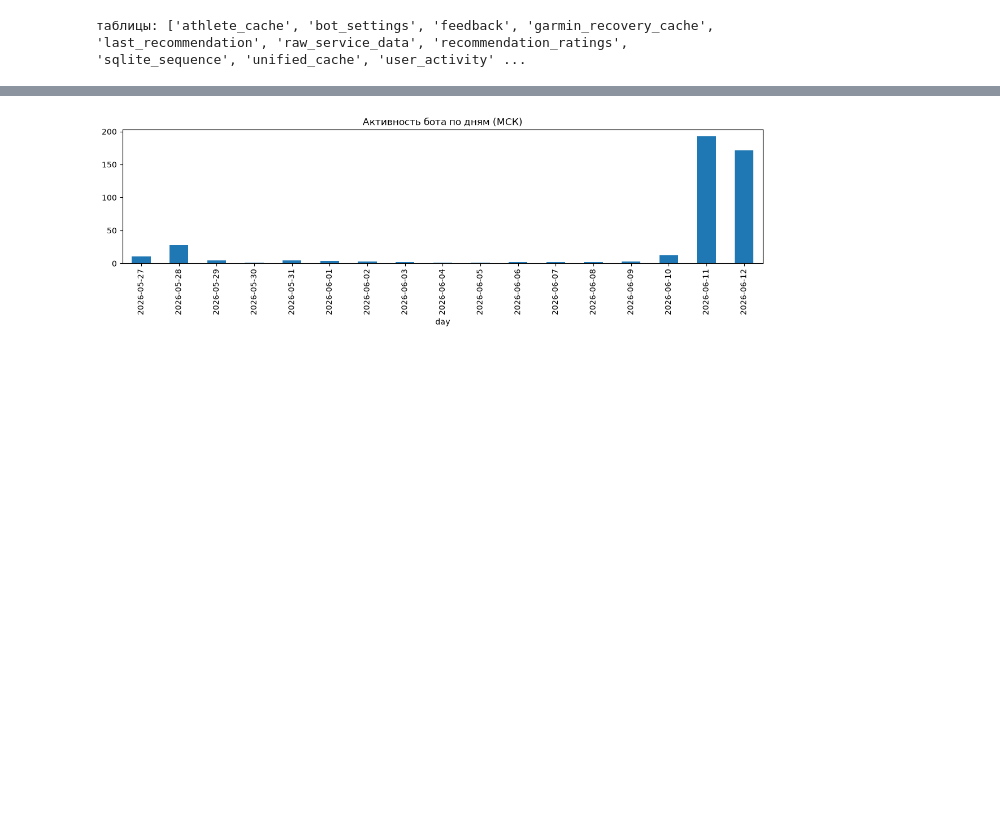
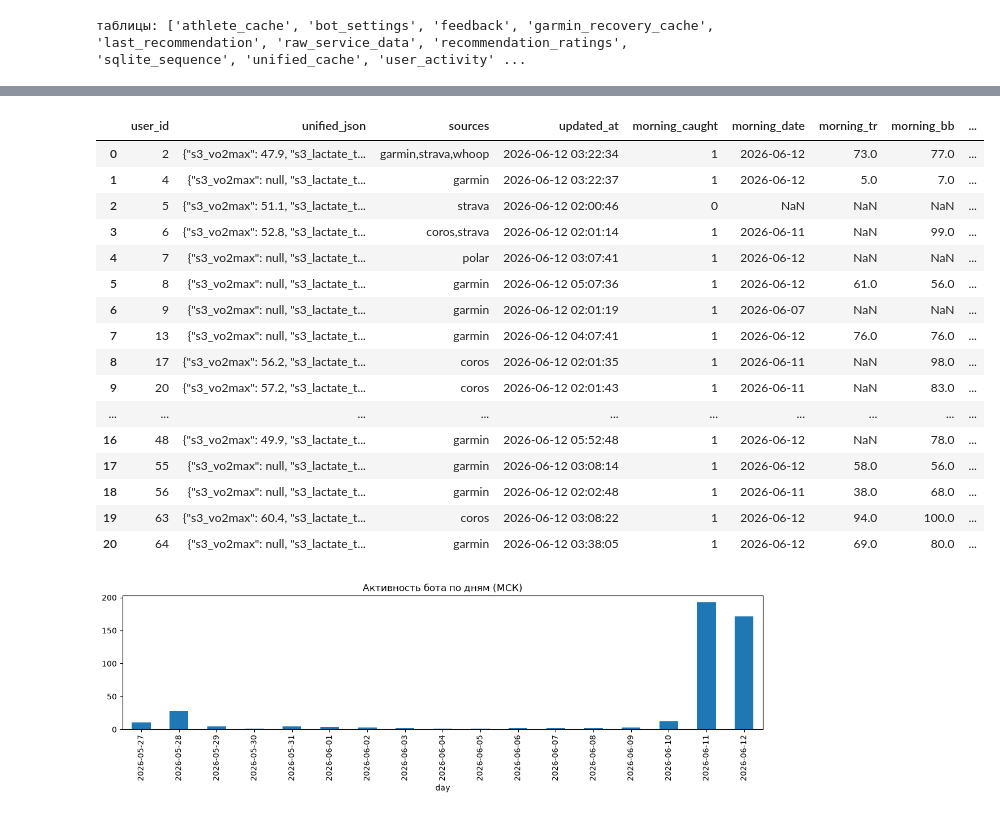
Before and after one commit to savkost-dev/running-bot, a Jupyter notebook: notebooks/start.ipynb, the cells around one changed output, grey strips where cells are left out. Drawn from its saved outputs; the diff is of its cells as text; code cells hidden in the pictures; blank space fills up the shorter version.

```diff
--- a/notebooks/start.ipynb
+++ b/notebooks/start.ipynb
@@ -61,3 +77,24 @@ pd.read_sql("SELECT * FROM users LIMIT 20", conn)
+# %%
+# Пример 1: юзеры
+pd.read_sql("SELECT * FROM unified_cache", conn)
+# %% [output]
+|  | user_id | unified_json | sources | updated_at | morning_caught | morning_date | morning_tr | morning_bb | ... |
+| 0 | 2 | {"s3_vo2max": 47.9, "s3_lactate_t... | garmin,strava,whoop | 2026-06-12 03:22:34 | 1 | 2026-06-12 | 73.0 | 77.0 | ... |
+| 1 | 4 | {"s3_vo2max": null, "s3_lactate_t... | garmin | 2026-06-12 03:22:37 | 1 | 2026-06-12 | 5.0 | 7.0 | ... |
+| 2 | 5 | {"s3_vo2max": 51.1, "s3_lactate_t... | strava | 2026-06-12 02:00:46 | 0 | NaN | NaN | NaN | ... |
+| 3 | 6 | {"s3_vo2max": 52.8, "s3_lactate_t... | coros,strava | 2026-06-12 02:01:14 | 1 | 2026-06-11 | NaN | 99.0 | ... |
+| 4 | 7 | {"s3_vo2max": null, "s3_lactate_t... | polar | 2026-06-12 03:07:41 | 1 | 2026-06-12 | NaN | NaN | ... |
+| 5 | 8 | {"s3_vo2max": null, "s3_lactate_t... | garmin | 2026-06-12 05:07:36 | 1 | 2026-06-12 | 61.0 | 56.0 | ... |
+| 6 | 9 | {"s3_vo2max": null, "s3_lactate_t... | garmin | 2026-06-12 02:01:19 | 1 | 2026-06-07 | NaN | NaN | ... |
+| 7 | 13 | {"s3_vo2max": null, "s3_lactate_t... | garmin | 2026-06-12 04:07:41 | 1 | 2026-06-12 | 76.0 | 76.0 | ... |
+| 8 | 17 | {"s3_vo2max": 56.2, "s3_lactate_t... | coros | 2026-06-12 02:01:35 | 1 | 2026-06-11 | NaN | 98.0 | ... |
+| 9 | 20 | {"s3_vo2max": 57.2, "s3_lactate_t... | coros | 2026-06-12 02:01:43 | 1 | 2026-06-11 | NaN | 83.0 | ... |
+| ... | ... | ... | ... | ... | ... | ... | ... | ... | ... |
+| 16 | 48 | {"s3_vo2max": 49.9, "s3_lactate_t... | garmin | 2026-06-12 05:52:48 | 1 | 2026-06-12 | NaN | 78.0 | ... |
+| 17 | 55 | {"s3_vo2max": null, "s3_lactate_t... | garmin | 2026-06-12 03:08:14 | 1 | 2026-06-12 | 58.0 | 56.0 | ... |
+| 18 | 56 | {"s3_vo2max": null, "s3_lactate_t... | garmin | 2026-06-12 02:02:48 | 1 | 2026-06-11 | 38.0 | 68.0 | ... |
+| 19 | 63 | {"s3_vo2max": 60.4, "s3_lactate_t... | coros | 2026-06-12 03:08:22 | 1 | 2026-06-12 | 94.0 | 100.0 | ... |
+| 20 | 64 | {"s3_vo2max": null, "s3_lactate_t... | garmin | 2026-06-12 03:38:05 | 1 | 2026-06-12 | 69.0 | 80.0 | ... |
 # %%
 # Пример 2: график активности по дням (МСК = created_at + 3ч)
 df = pd.read_sql(
```
Also changed, not shown: parts of 4 cells of this notebook, 10 other files.
